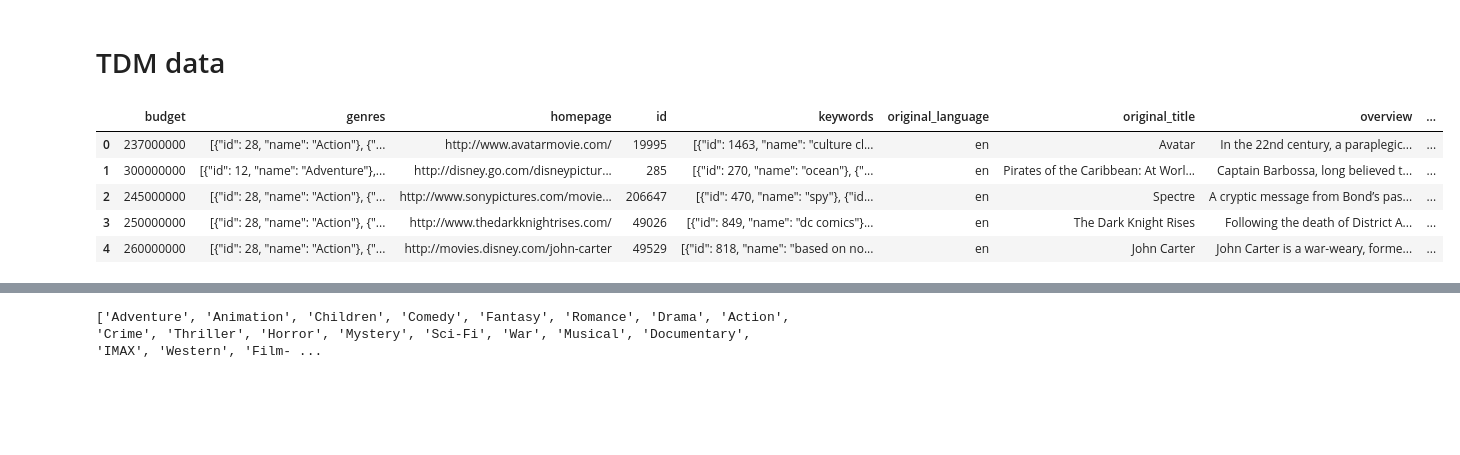
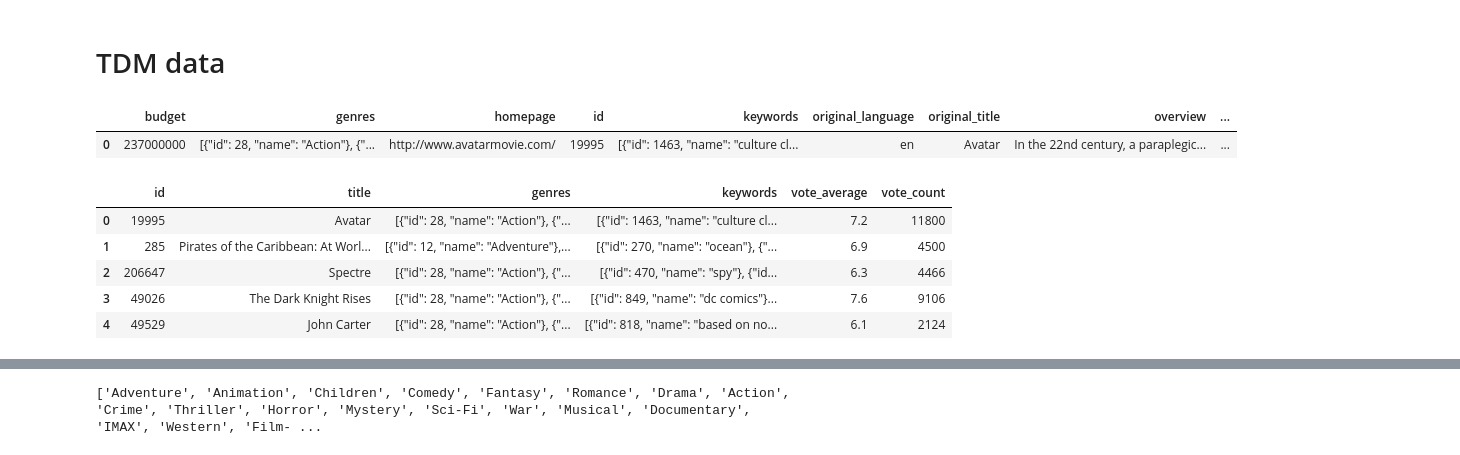
Before and after one commit to MizanMustakim/Big_data_movie_project, a Jupyter notebook: Big_data_movie_project.ipynb, the cells around one changed output, grey strips where cells are left out. Cells and saved outputs as stored; diff of their text form; code cells hidden in the pictures; blank space fills up the shorter version.

```diff
--- a/Big_data_movie_project.ipynb
+++ b/Big_data_movie_project.ipynb
@@ -567,11 +574,7 @@ Item-based CF RMSE: 126.34521799907952
 # TDM data
 # %%
 tdm_df = pd.read_csv("/content/drive/MyDrive/Big_data_project/data/tmdb_5000_movies.csv")
-tdm_df.head()
+tdm_df.head(1)
 # %% [output]
 |  | budget | genres | homepage | id | keywords | original_language | original_title | overview | ... |
 | 0 | 237000000 | [{"id": 28, "name": "Action"}, {"... | http://www.avatarmovie.com/ | 19995 | [{"id": 1463, "name": "culture cl... | en | Avatar | In the 22nd century, a paraplegic... | ... |
-| 1 | 300000000 | [{"id": 12, "name": "Adventure"},... | http://disney.go.com/disneypictur... | 285 | [{"id": 270, "name": "ocean"}, {"... | en | Pirates of the Caribbean: At Worl... | Captain Barbossa, long believed t... | ... |
-| 2 | 245000000 | [{"id": 28, "name": "Action"}, {"... | http://www.sonypictures.com/movie... | 206647 | [{"id": 470, "name": "spy"}, {"id... | en | Spectre | A cryptic message from Bond’s pas... | ... |
-| 3 | 250000000 | [{"id": 28, "name": "Action"}, {"... | http://www.thedarkknightrises.com/ | 49026 | [{"id": 849, "name": "dc comics"}... | en | The Dark Knight Rises | Following the death of District A... | ... |
-| 4 | 260000000 | [{"id": 28, "name": "Action"}, {"... | http://movies.disney.com/john-carter | 49529 | [{"id": 818, "name": "based on no... | en | John Carter | John Carter is a war-weary, forme... | ... |
@@ -577,0 +583,10 @@ tdm_df.head()
+# %%
+data = tdm_df[["id", "title", "genres", "keywords", "vote_average", "vote_count"]]
+data.head()
+# %% [output]
+|  | id | title | genres | keywords | vote_average | vote_count |
+| 0 | 19995 | Avatar | [{"id": 28, "name": "Action"}, {"... | [{"id": 1463, "name": "culture cl... | 7.2 | 11800 |
+| 1 | 285 | Pirates of the Caribbean: At Worl... | [{"id": 12, "name": "Adventure"},... | [{"id": 270, "name": "ocean"}, {"... | 6.9 | 4500 |
+| 2 | 206647 | Spectre | [{"id": 28, "name": "Action"}, {"... | [{"id": 470, "name": "spy"}, {"id... | 6.3 | 4466 |
+| 3 | 49026 | The Dark Knight Rises | [{"id": 28, "name": "Action"}, {"... | [{"id": 849, "name": "dc comics"}... | 7.6 | 9106 |
+| 4 | 49529 | John Carter | [{"id": 28, "name": "Action"}, {"... | [{"id": 818, "name": "based on no... | 6.1 | 2124 |
```
Also changed, not shown: parts of 16 cells of this notebook.
